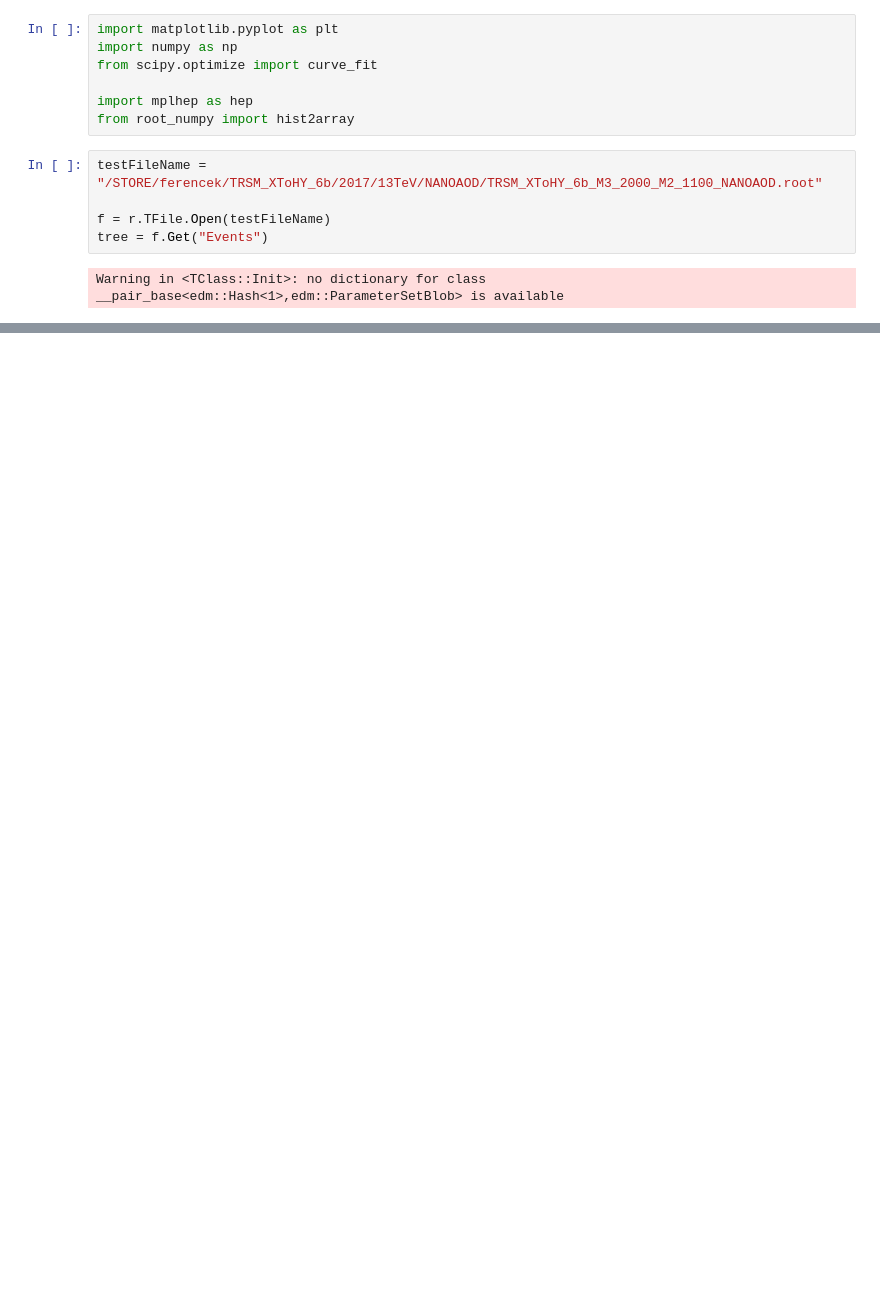
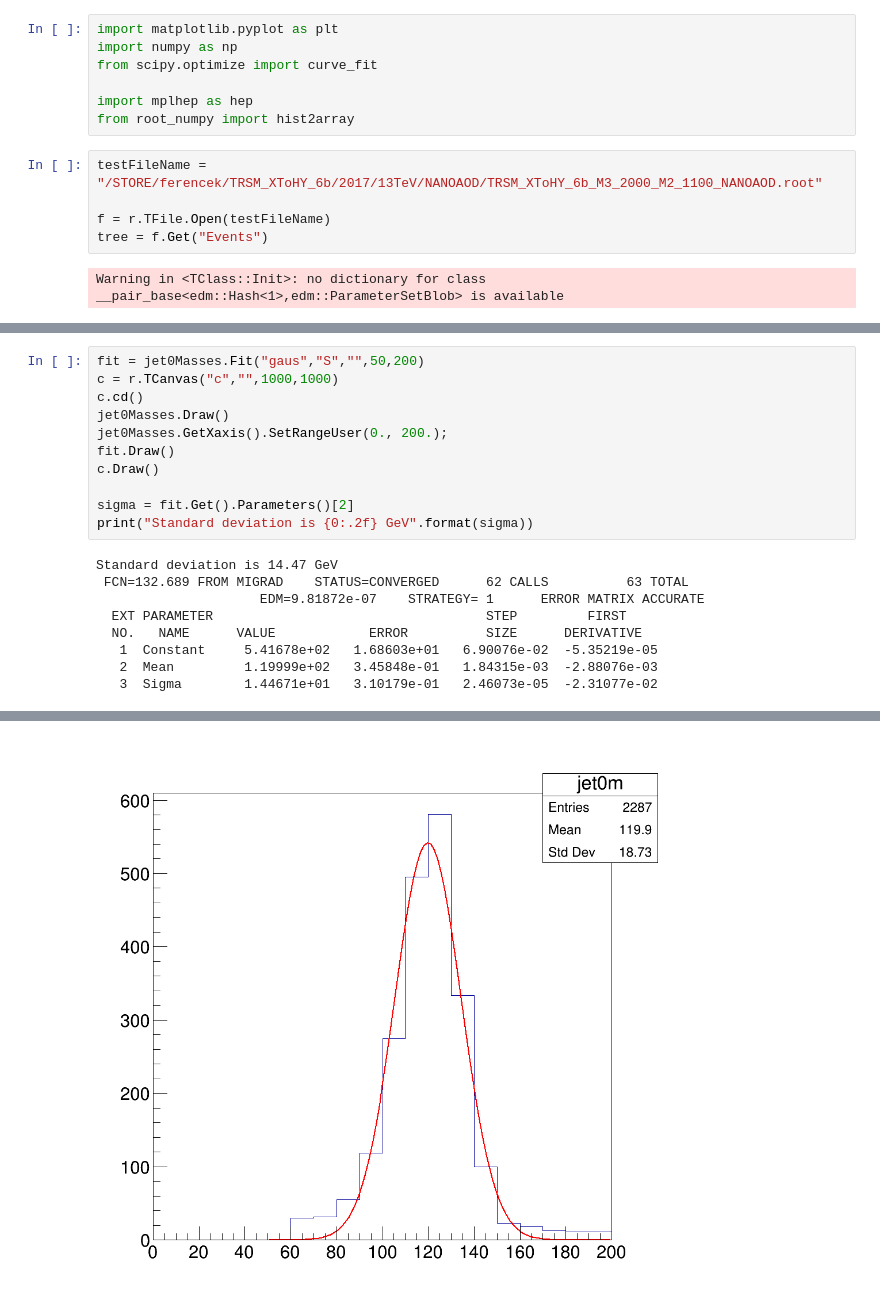
Before and after one commit to mroguljic/H3PO_Autumn, a Jupyter notebook: notebooks/Single_jets.ipynb, the cells around one changed output, grey strips where cells are left out. Saved outputs shown, nothing was run; the diff lists cells and outputs as text; blank space fills up the shorter version.

```diff
--- a/notebooks/Single_jets.ipynb
+++ b/notebooks/Single_jets.ipynb
@@ -82 +78,21 @@ AttributeError: Failed to get attribute hist from ROOT
 [figure]
+# %%
+fit = jet0Masses.Fit("gaus","S","",50,200)
+c = r.TCanvas("c","",1000,1000)
+c.cd()
+jet0Masses.Draw()
+jet0Masses.GetXaxis().SetRangeUser(0., 200.);
+fit.Draw()
+c.Draw()
+
+sigma = fit.Get().Parameters()[2]
+print("Standard deviation is {0:.2f} GeV".format(sigma))
+# %% [output]
+Standard deviation is 14.47 GeV
+ FCN=132.689 FROM MIGRAD    STATUS=CONVERGED      62 CALLS          63 TOTAL
+                     EDM=9.81872e-07    STRATEGY= 1      ERROR MATRIX ACCURATE
+  EXT PARAMETER                                   STEP         FIRST
+  NO.   NAME      VALUE            ERROR          SIZE      DERIVATIVE
+   1  Constant     5.41678e+02   1.68603e+01   6.90076e-02  -5.35219e-05
+   2  Mean         1.19999e+02   3.45848e-01   1.84315e-03  -2.88076e-03
+   3  Sigma        1.44671e+01   3.10179e-01   2.46073e-05  -2.31077e-02
@@ -83,2 +100,3 @@ AttributeError: Failed to get attribute hist from ROOT
+[figure, added]
 # %%
 #gauss fit
```
Also changed, not shown: parts of 5 cells of this notebook.
